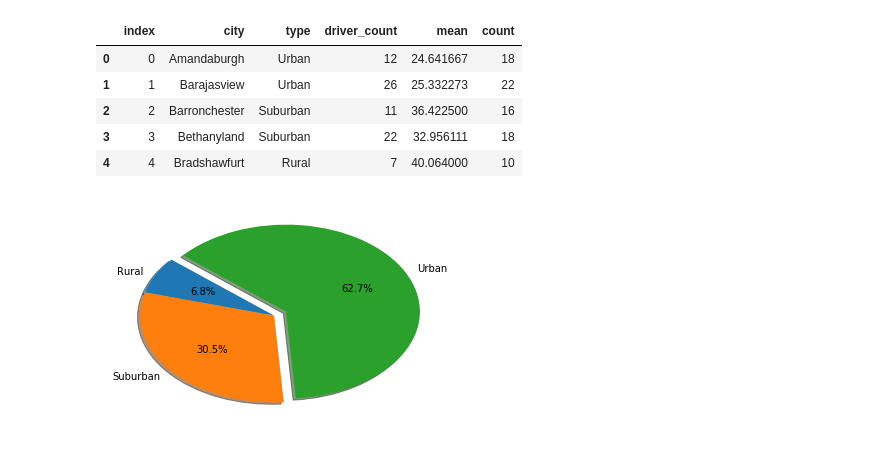
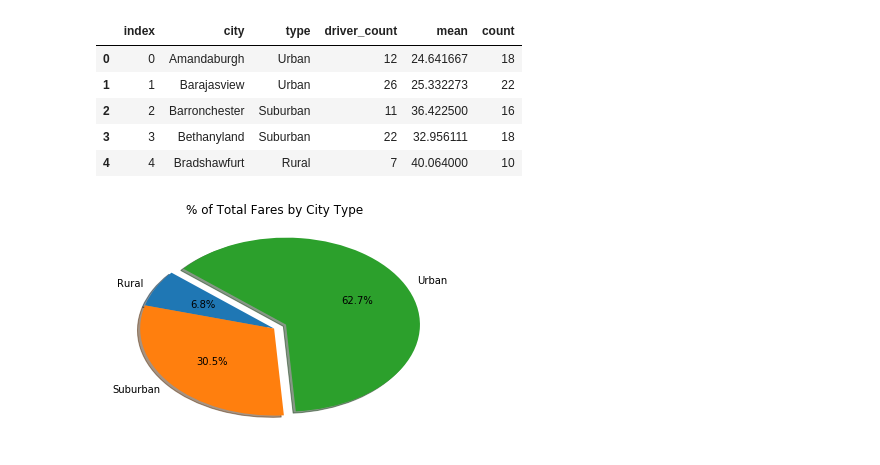
Before and after one commit to xaskoiking/HW_5_Raaghavav_K, a Jupyter notebook: Pyber/pyber_starter.ipynb, the cells around one changed output. Saved outputs shown, nothing was run; the diff lists cells and outputs as text; code cells hidden in the pictures.

Commit message:
Pie Chart

```diff
--- a/Pyber/pyber_starter.ipynb
+++ b/Pyber/pyber_starter.ipynb
@@ -133,13 +187,19 @@ cityRideGroupedDF.head()
 | 3 | 3 | Bethanyland | Suburban | 22 | 32.956111 | 18 |
 | 4 | 4 | Bradshawfurt | Rural | 7 | 40.064000 | 10 |
 # %%
-pieChart1 = pd.DataFrame(cityRideDataDF.groupby(['type']).fare.agg(['sum','count']))
+# Calculate Type Percents
+faresRidesByCityDF = pd.DataFrame(cityRideDataDF.groupby(['type']).fare.agg(['sum','count']))
 
-#plt.pie(cityRideDataDF['fare'], explode=explode, labels=cityRideDataDF['type'], autopct='%.0f%%', shadow=True)
-pieChart1 = pieChart1.reset_index()
-pieChart1
+# Build Pie Chart
+faresRidesByCityDF = faresRidesByCityDF.reset_index()
 explode = (0, 0, 0.1)
-plt.pie(pieChart1['sum'], explode=explode, labels=pieChart1['type'], autopct='%.1f%%', shadow=True,startangle=140)
+plt.pie(faresRidesByCityDF['sum'], explode=explode, labels=faresRidesByCityDF['type'], autopct='%.1f%%', shadow=True,startangle=140)
+plt.title("% of Total Fares by City Type")
+
+# Save Figure
+plt.savefig("pieChart-fares-by-city.png")
+
+# Show Figure
 plt.show()
 # %% [output]
-[figure, old version]
+[figure, new version]
```
Also changed, not shown: parts of 17 cells of this notebook, 4 other files.
